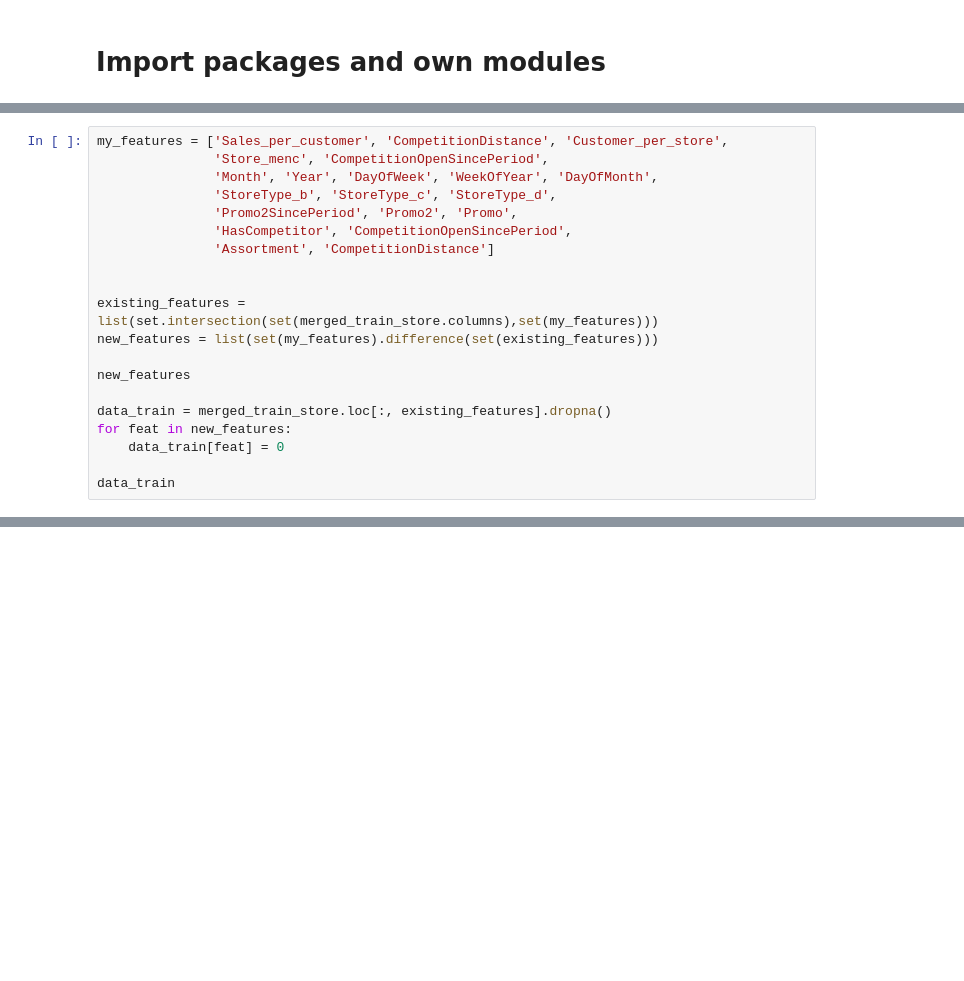
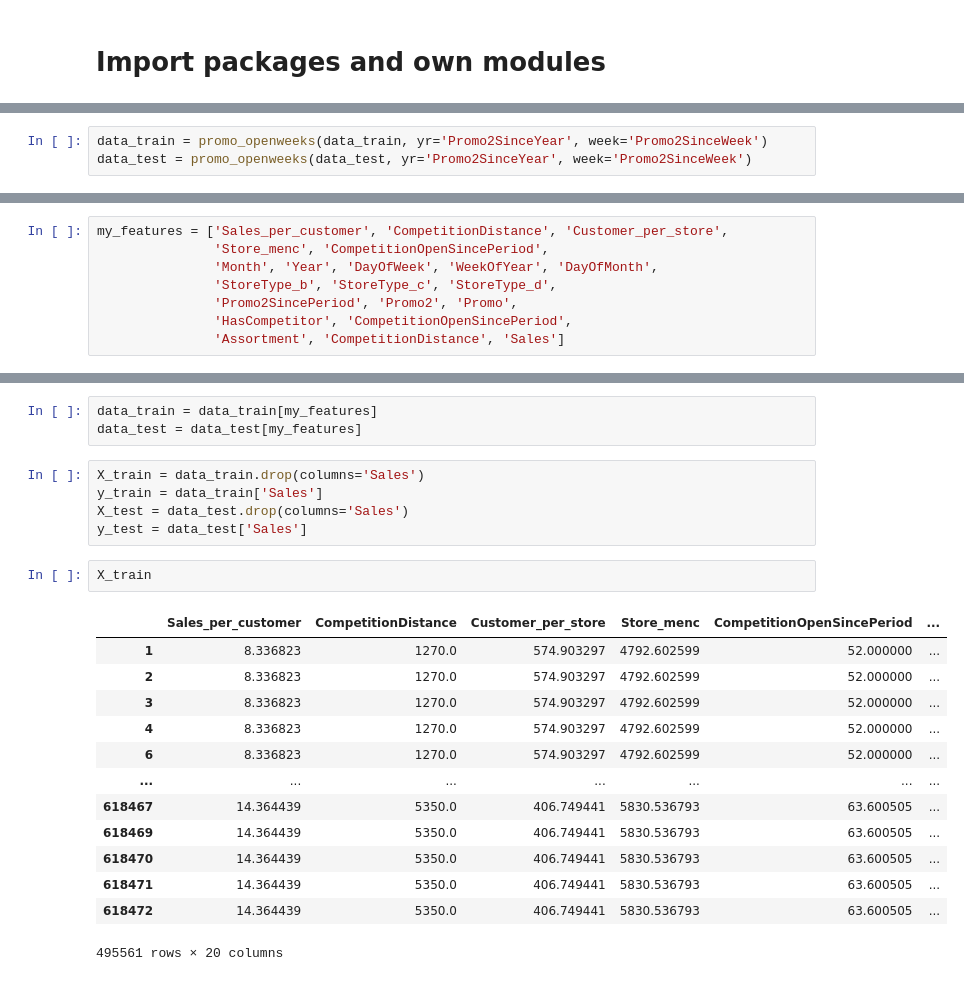
Before and after one commit to wrijupan/Rossmann-DSR-minicomp, a Jupyter notebook: notebooks/10_format.ipynb, the cells around one changed output, grey strips where cells are left out. Cells and saved outputs as stored; diff of their text form; blank space fills up the shorter version.

```diff
--- a/notebooks/10_format.ipynb
+++ b/notebooks/10_format.ipynb
@@ -27,0 +293,3 @@ merged_train_store = pd.merge(store, train, on='Store', how='left')
+# %%
+data_train = promo_openweeks(data_train, yr='Promo2SinceYear', week='Promo2SinceWeek')
+data_test = promo_openweeks(data_test, yr='Promo2SinceYear', week='Promo2SinceWeek')
@@ -32,16 +302,4 @@ my_features = ['Sales_per_customer', 'CompetitionDistance', 'Customer_per_store'
                'StoreType_b', 'StoreType_c', 'StoreType_d',
                'Promo2SincePeriod', 'Promo2', 'Promo',
                'HasCompetitor', 'CompetitionOpenSincePeriod',
-               'Assortment', 'CompetitionDistance']
-
-
-existing_features = list(set.intersection(set(merged_train_store.columns),set(my_features)))
-new_features = list(set(my_features).difference(set(existing_features)))
-
-new_features
-
-data_train = merged_train_store.loc[:, existing_features].dropna()
-for feat in new_features:
-    data_train[feat] = 0
-
-data_train
+               'Assortment', 'CompetitionDistance', 'Sales']
@@ -61,0 +306,24 @@ data_train
+# %%
+data_train = data_train[my_features]
+data_test = data_test[my_features]
+# %%
+X_train = data_train.drop(columns='Sales')
+y_train = data_train['Sales']
+X_test = data_test.drop(columns='Sales')
+y_test = data_test['Sales']
+# %%
+X_train
+# %% [output]
+|  | Sales_per_customer | CompetitionDistance | Customer_per_store | Store_menc | CompetitionOpenSincePeriod | ... |
+| 1 | 8.336823 | 1270.0 | 574.903297 | 4792.602599 | 52.000000 | ... |
+| 2 | 8.336823 | 1270.0 | 574.903297 | 4792.602599 | 52.000000 | ... |
+| 3 | 8.336823 | 1270.0 | 574.903297 | 4792.602599 | 52.000000 | ... |
+| 4 | 8.336823 | 1270.0 | 574.903297 | 4792.602599 | 52.000000 | ... |
+| 6 | 8.336823 | 1270.0 | 574.903297 | 4792.602599 | 52.000000 | ... |
+| ... | ... | ... | ... | ... | ... | ... |
+| 618467 | 14.364439 | 5350.0 | 406.749441 | 5830.536793 | 63.600505 | ... |
+| 618469 | 14.364439 | 5350.0 | 406.749441 | 5830.536793 | 63.600505 | ... |
+| 618470 | 14.364439 | 5350.0 | 406.749441 | 5830.536793 | 63.600505 | ... |
+| 618471 | 14.364439 | 5350.0 | 406.749441 | 5830.536793 | 63.600505 | ... |
+| 618472 | 14.364439 | 5350.0 | 406.749441 | 5830.536793 | 63.600505 | ... |
+495561 rows × 20 columns
```
Also changed, not shown: parts of 54 cells of this notebook.
